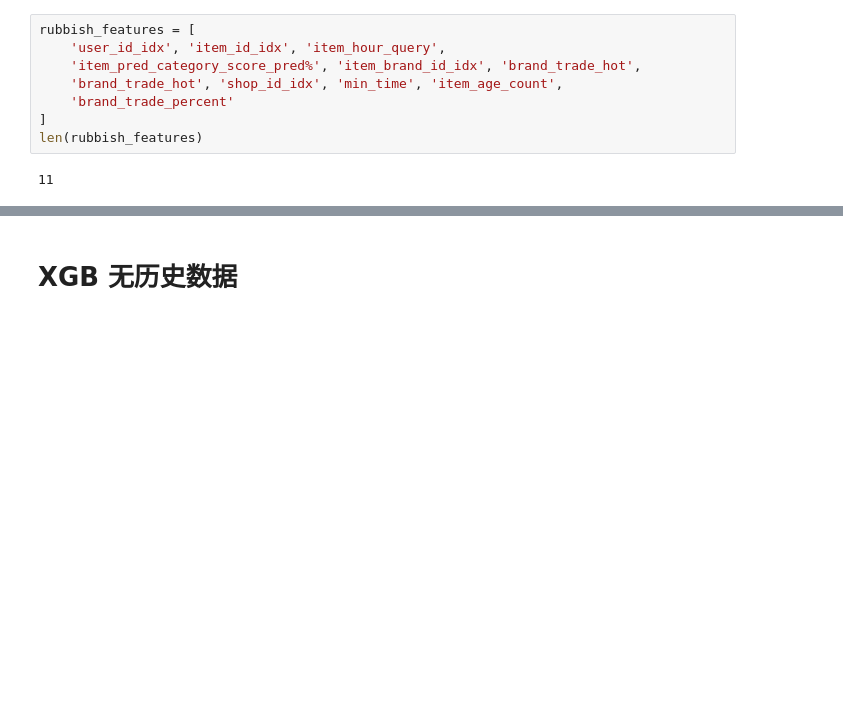
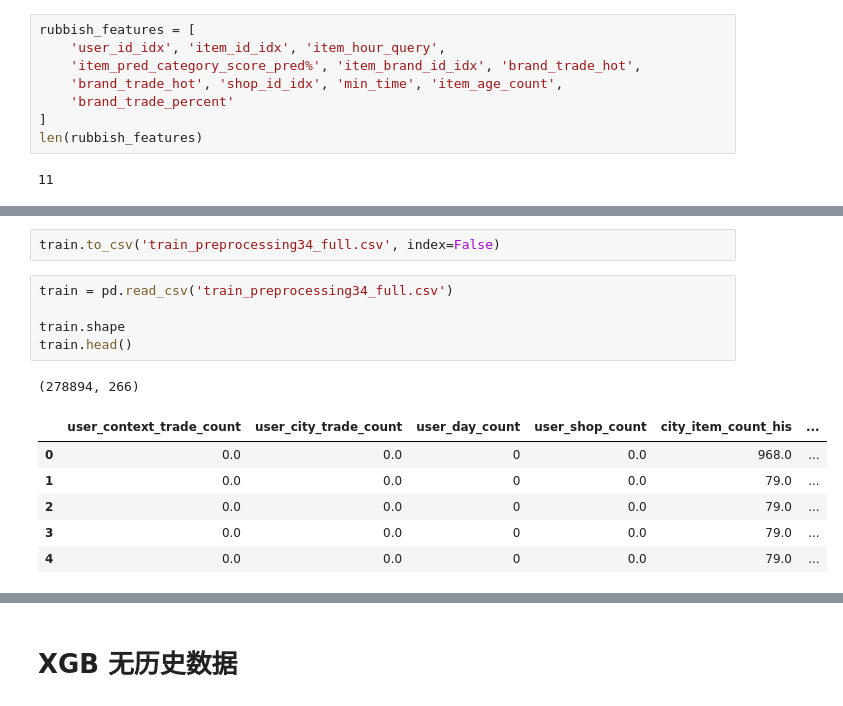
Before and after one commit to abcdddxy/kaggle, a Jupyter notebook: ALiMaMa/XGB.ipynb, the cells around one changed output, grey strips where cells are left out. Drawn from its saved outputs; the diff is of its cells as text; blank space fills up the shorter version.

```diff
--- a/ALiMaMa/XGB.ipynb
+++ b/ALiMaMa/XGB.ipynb
@@ -495,0 +807,15 @@ origin + predictors: 0.0813627345225
+# %%
+train.to_csv('train_preprocessing34_full.csv', index=False)
+# %%
+train = pd.read_csv('train_preprocessing34_full.csv')
+
+train.shape
+train.head()
+# %% [output]
+(278894, 266)
+|  | user_context_trade_count | user_city_trade_count | user_day_count | user_shop_count | city_item_count_his | ... |
+| 0 | 0.0 | 0.0 | 0 | 0.0 | 968.0 | ... |
+| 1 | 0.0 | 0.0 | 0 | 0.0 | 79.0 | ... |
+| 2 | 0.0 | 0.0 | 0 | 0.0 | 79.0 | ... |
+| 3 | 0.0 | 0.0 | 0 | 0.0 | 79.0 | ... |
+| 4 | 0.0 | 0.0 | 0 | 0.0 | 79.0 | ... |
```
Also changed, not shown: parts of 17 cells of this notebook, 3 other files.
